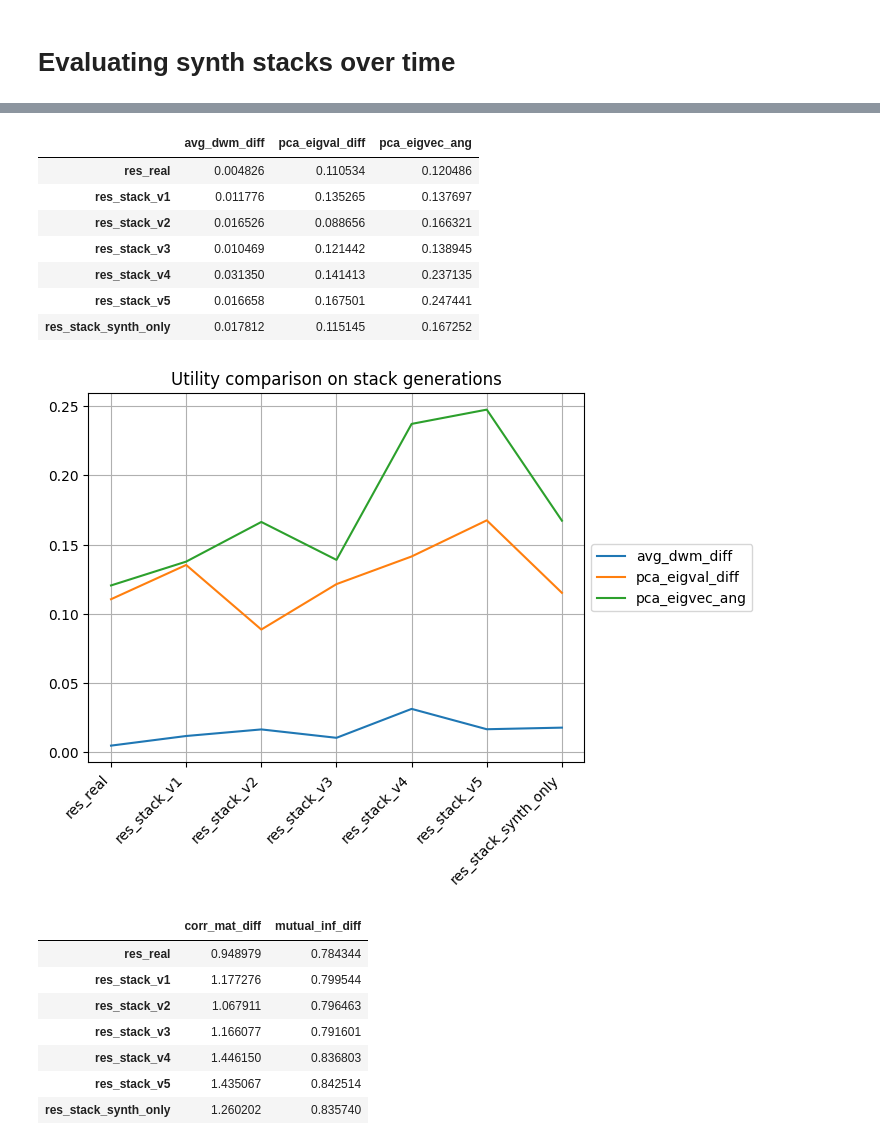
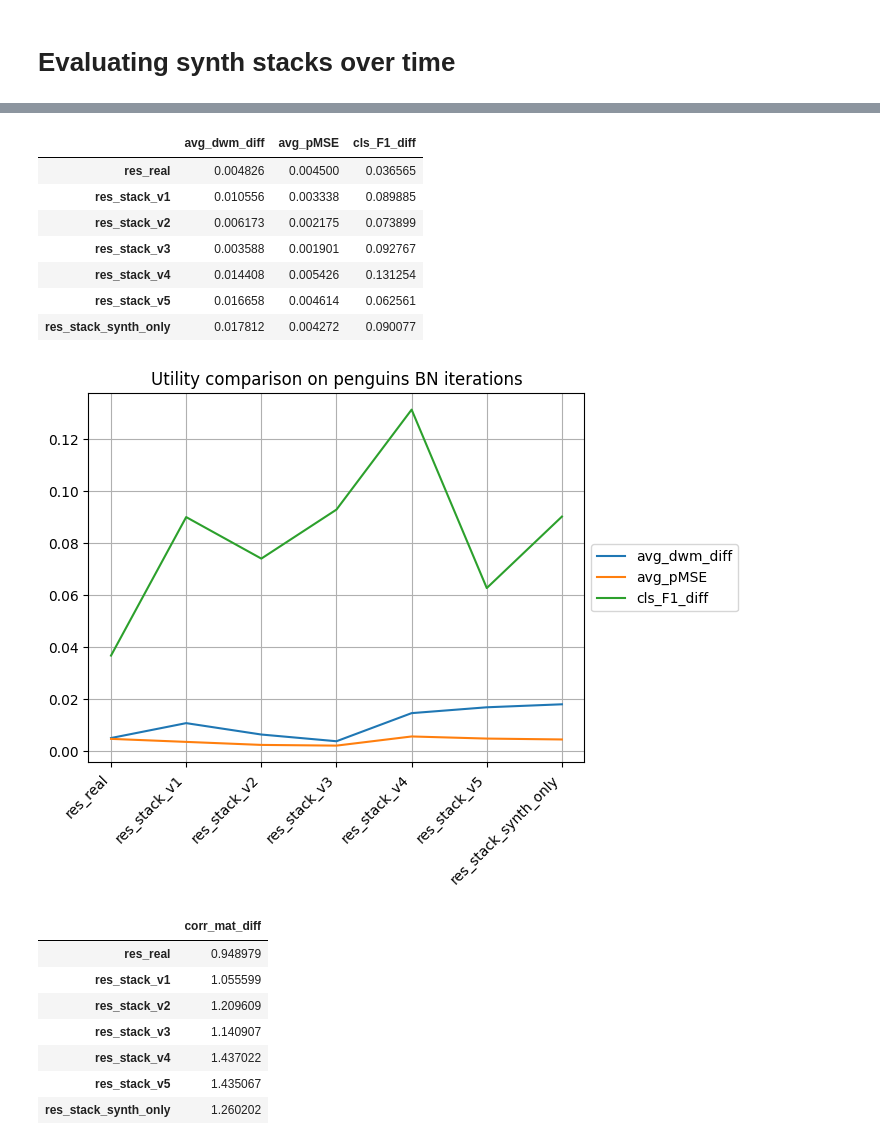
Before and after one commit to LucasBrynk/synthe_size_me, a Jupyter notebook: penguins_syn/penguins_BN_syn.ipynb, the cells around one changed output, grey strips where cells are left out. Cells and saved outputs as stored; diff of their text form; code cells hidden in the pictures.

```diff
--- a/penguins_syn/penguins_BN_syn.ipynb
+++ b/penguins_syn/penguins_BN_syn.ipynb
@@ -680,15 +671,16 @@ eval_str = ["res_real", "res_stack_v1", "res_stack_v2", "res_stack_v3", "res_sta
 # %%
 privacy_plot = pd.DataFrame(columns=["eps_identif_risk",
                                      "att_discl_risk",
-                                     "hit_rate",
                                      "mia_cls_risk"])
 
 for i in range(len(eval_results)):
     evals = eval_results[i].set_index("metric")
     privacy_plot.loc[eval_str[i]] = [evals.loc["eps_identif_risk", "val"],
                                     evals.loc["att_discl_risk", "val"],
-                                    evals.loc["hit_rate", "val"],
                                     evals.loc["mia_cls_risk", "val"]]
 
+# Save to csv
+privacy_plot.to_csv(f"{gen_method}\privacy_plot.csv")
+
 privacy_plot
 # %% [output]
@@ -738,51 +733,53 @@ plt.show()
 # %%
 utility_plot = pd.DataFrame(columns=["avg_dwm_diff",
-                                     "pca_eigval_diff",
-                                     "pca_eigvec_ang"])
+                                     "avg_pMSE",
+                                     "cls_F1_diff"])
 
 for i in range(len(eval_results)):
     evals = eval_results[i].set_index("metric")
     utility_plot.loc[eval_str[i]] = [evals.loc["avg_dwm_diff", "val"],
-                                    evals.loc["pca_eigval_diff", "val"],
-                                    evals.loc["pca_eigvec_ang", "val"]]
+                                    evals.loc["avg_pMSE", "val"],
+                                    evals.loc["cls_F1_diff", "val"]]
+
 
 utility_plot
 # %% [output]
-|  | avg_dwm_diff | pca_eigval_diff | pca_eigvec_ang |
-| res_real | 0.004826 | 0.110534 | 0.120486 |
-| res_stack_v1 | 0.011776 | 0.135265 | 0.137697 |
-| res_stack_v2 | 0.016526 | 0.088656 | 0.166321 |
-| res_stack_v3 | 0.010469 | 0.121442 | 0.138945 |
-| res_stack_v4 | 0.031350 | 0.141413 | 0.237135 |
-| res_stack_v5 | 0.016658 | 0.167501 | 0.247441 |
-| res_stack_synth_only | 0.017812 | 0.115145 | 0.167252 |
+|  | avg_dwm_diff | avg_pMSE | cls_F1_diff |
+| res_real | 0.004826 | 0.004500 | 0.036565 |
+| res_stack_v1 | 0.010556 | 0.003338 | 0.089885 |
+| res_stack_v2 | 0.006173 | 0.002175 | 0.073899 |
+| res_stack_v3 | 0.003588 | 0.001901 | 0.092767 |
+| res_stack_v4 | 0.014408 | 0.005426 | 0.131254 |
+| res_stack_v5 | 0.016658 | 0.004614 | 0.062561 |
+| res_stack_synth_only | 0.017812 | 0.004272 | 0.090077 |
 # %%
 utility_plot.plot.line()
-plt.title("Utility comparison on stack generations")
+plt.title("Utility comparison on penguins BN iterations")
 plt.xticks(rotation=45, ha="right")
 plt.legend(loc='center left', bbox_to_anchor=(1.0, 0.5))
 plt.grid()
 plt.show()
 # %% [output]
-[figure, old version]
+[figure, new version]
 # %%
-matrix_diff_plot = pd.DataFrame(columns=["corr_mat_diff",
-                                     "mutual_inf_diff"])
+matrix_diff_plot = pd.DataFrame(columns=["corr_mat_diff"])
 
 for i in range(len(eval_results)):
     evals = eval_results[i].set_index("metric")
-    matrix_diff_plot.loc[eval_str[i]] = [evals.loc["corr_mat_diff", "val"],
-                                    evals.loc["mutual_inf_diff", "val"]]
+    matrix_diff_plot.loc[eval_str[i]] = [evals.loc["corr_mat_diff", "val"]]
+
+# Save to csv
+matrix_diff_plot.to_csv(f"{gen_method}\matrix_diff_plot.csv", index=False)
 
 matrix_diff_plot
 # %% [output]
-|  | corr_mat_diff | mutual_inf_diff |
-| res_real | 0.948979 | 0.784344 |
-| res_stack_v1 | 1.177276 | 0.799544 |
-| res_stack_v2 | 1.067911 | 0.796463 |
-| res_stack_v3 | 1.166077 | 0.791601 |
-| res_stack_v4 | 1.446150 | 0.836803 |
-| res_stack_v5 | 1.435067 | 0.842514 |
-| res_stack_synth_only | 1.260202 | 0.835740 |
+|  | corr_mat_diff |
+| res_real | 0.948979 |
+| res_stack_v1 | 1.055599 |
+| res_stack_v2 | 1.209609 |
+| res_stack_v3 | 1.140907 |
+| res_stack_v4 | 1.437022 |
+| res_stack_v5 | 1.435067 |
+| res_stack_synth_only | 1.260202 |
 # %%
 matrix_diff_plot.plot.line()
```
Also changed, not shown: parts of 17 cells of this notebook, 4 other files.
